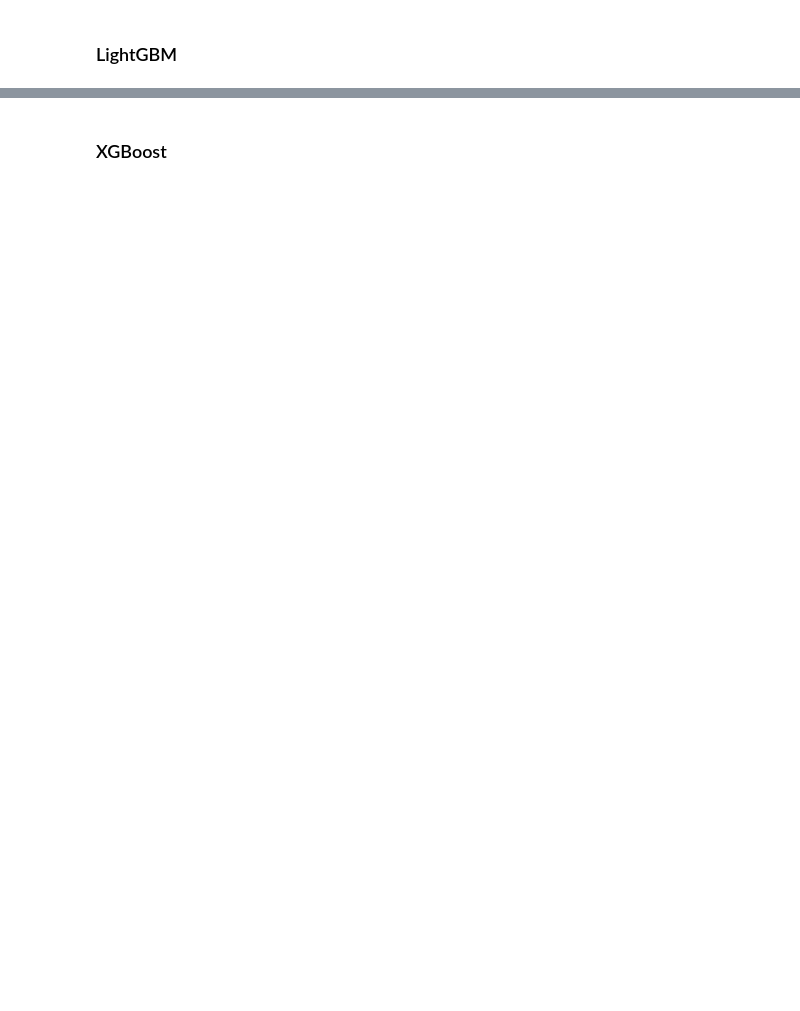
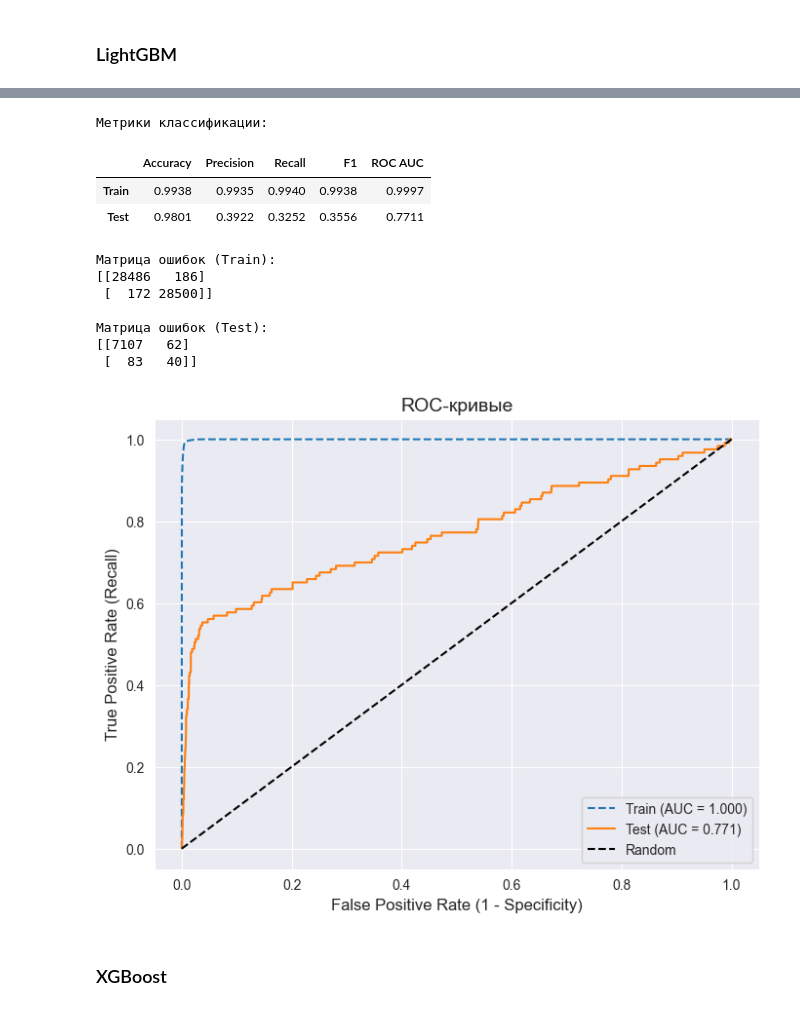
Before and after one commit to Dilijorwen/Credit-Scoring, a Jupyter notebook: Credit Scoring.ipynb, the cells around one changed output, grey strips where cells are left out. Drawn from its saved outputs; the diff is of its cells as text; code cells hidden in the pictures; blank space fills up the shorter version.

```diff
--- a/Credit Scoring.ipynb
+++ b/Credit Scoring.ipynb
@@ -341,2 +406,10 @@ df
 # %% [markdown]
 ### LightGBM
+# %%
+lgbm_model = LGBMClassifier(max_depth=16,
+                            learning_rate=0.1,
+                            n_estimators=1000,
+                            n_jobs=-1,
+                            random_state=RANDOM_STATE)
+# %%
+lgbm_model.fit(X_train, y_train)
@@ -343,2 +426,24 @@ df
+# %%
+y_lgbm_prob_train = lgbm_model.predict_proba(X_train)
+y_lgbm_prob_test = lgbm_model.predict_proba(X_test)
+
+y_lgbm_pred_train = lgbm_model.predict(X_train)
+y_lgbm_pred_test = lgbm_model.predict(X_test)
+# %%
+check_metrics(y_train, y_test, y_lgbm_pred_train, y_lgbm_pred_test, y_lgbm_prob_train,
+              y_lgbm_prob_test)
+# %% [output]
+Метрики классификации:
+|  | Accuracy | Precision | Recall | F1 | ROC AUC |
+| Train | 0.9938 | 0.9935 | 0.9940 | 0.9938 | 0.9997 |
+| Test | 0.9801 | 0.3922 | 0.3252 | 0.3556 | 0.7711 |
+Матрица ошибок (Train):
+[[28486   186]
+ [  172 28500]]
+
+Матрица ошибок (Test):
+[[7107   62]
+ [  83   40]]
+[figure, added]
 # %% [markdown]
 ### XGBoost
```
Also changed, not shown: parts of 40 cells of this notebook.
